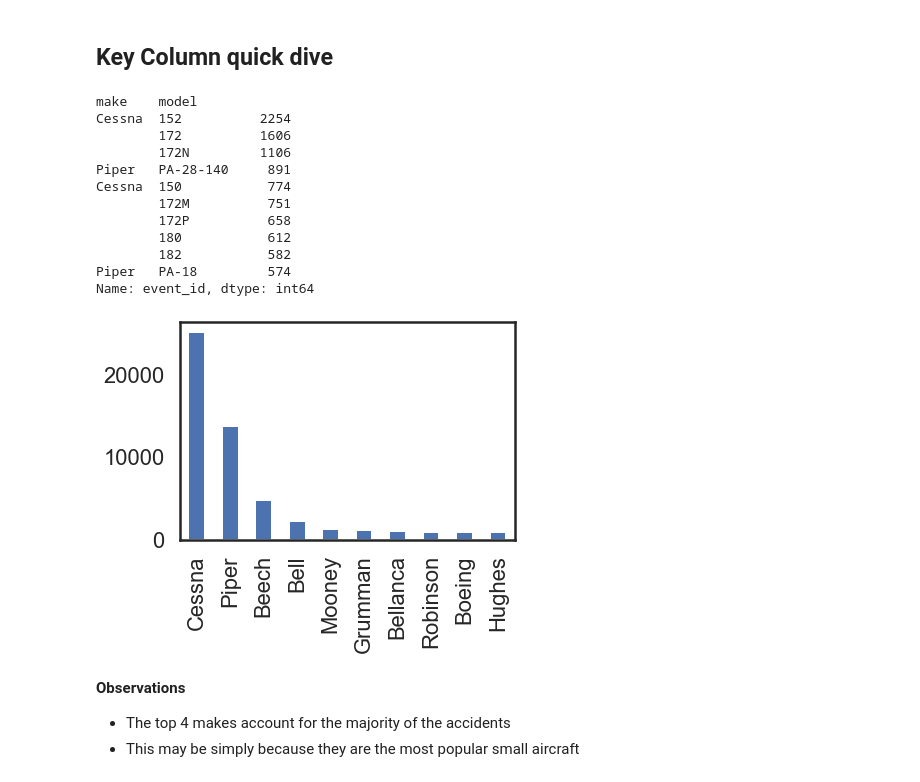
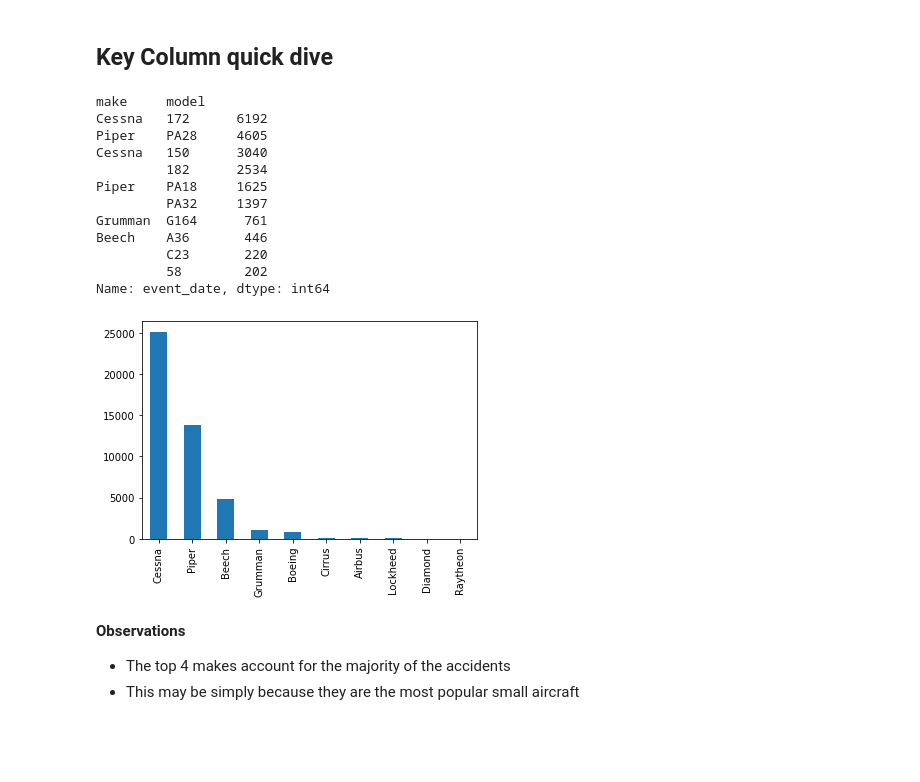
Before and after one commit to jamesleemeredith/aircraft-risk-analysis, a Jupyter notebook: code_package/eda_notebook.ipynb, the cells around one changed output. Drawn from its saved outputs; the diff is of its cells as text; code cells hidden in the pictures; blank space fills up the shorter version.

```diff
--- a/code_package/eda_notebook.ipynb
+++ b/code_package/eda_notebook.ipynb
@@ -130,25 +135,25 @@ df.describe(include=object)
 ## Key Column quick dive
 # %%
 # Let's dive into our key columns
-df.groupby(['make','model'])['event_id'].count().sort_values(ascending=False)[:10]
+df[df['top_make'] & df['top_model']].groupby(['make','model'])['event_date'].count().sort_values(ascending=False)[:10]
 # %% [output]
-make    model
-Cessna  152          2254
-        172          1606
-        172N         1106
-Piper   PA-28-140     891
-Cessna  150           774
-        172M          751
-        172P          658
-        180           612
-        182           582
-Piper   PA-18         574
-Name: event_id, dtype: int64
+make     model
+Cessna   172      6192
+Piper    PA28     4605
+Cessna   150      3040
+         182      2534
+Piper    PA18     1625
+         PA32     1397
+Grumman  G164      761
+Beech    A36       446
+         C23       220
+         58        202
+Name: event_date, dtype: int64
 # %%
-# Plot the top 10 makes
-df['make'].value_counts()[:10].plot.bar();
+# Plot the top makes
+df[df['top_make']]['make'].value_counts().plot.bar();
 # %% [output]
-[figure, old version]
+[figure, new version]
 # %% [markdown]
 **Observations**
 - The top 4 makes account for the majority of the accidents
```
Also changed, not shown: parts of 33 cells of this notebook, 9 other files.
